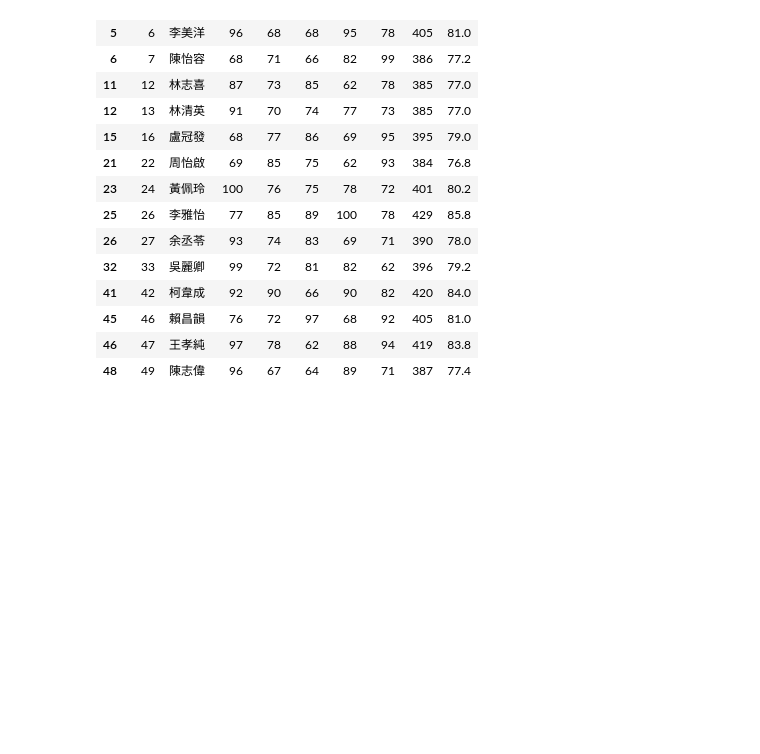
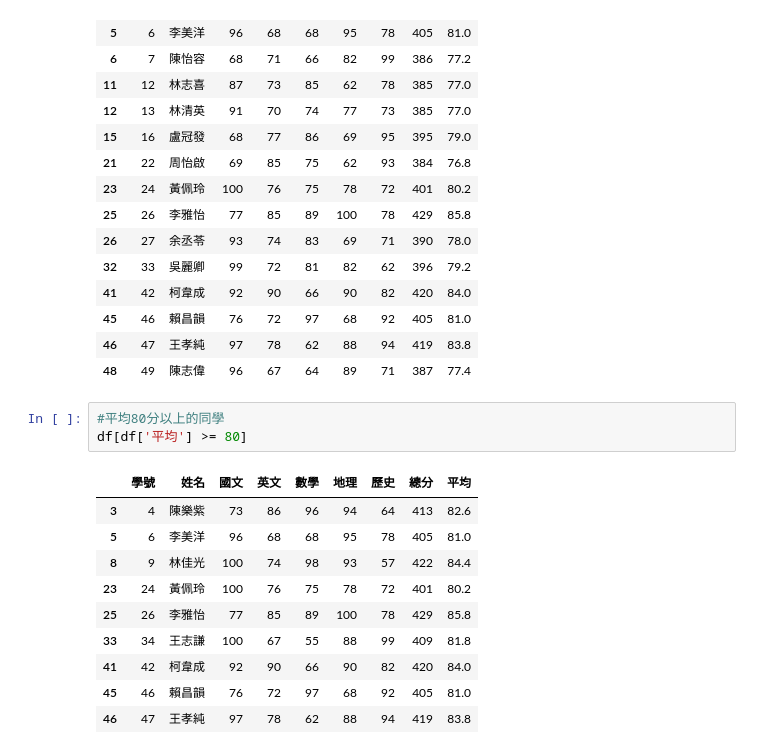
Before and after one commit to roberthsu2003/__2023_07_25__, a Jupyter notebook: lesson17_6.ipynb, the cells around one changed output. Saved outputs shown, nothing was run; the diff lists cells and outputs as text; blank space fills up the shorter version.

```diff
--- a/lesson17_6.ipynb
+++ b/lesson17_6.ipynb
@@ -69,3 +69,17 @@ df[(df['國文'] >= 60) & (df['英文'] >= 60) & (df['數學'] >= 60) & (df['地
 | 45 | 46 | 賴昌韻 | 76 | 72 | 97 | 68 | 92 | 405 | 81.0 |
 | 46 | 47 | 王孝純 | 97 | 78 | 62 | 88 | 94 | 419 | 83.8 |
 | 48 | 49 | 陳志偉 | 96 | 67 | 64 | 89 | 71 | 387 | 77.4 |
+# %%
+#平均80分以上的同學
+df[df['平均'] >= 80]
+# %% [output]
+|  | 學號 | 姓名 | 國文 | 英文 | 數學 | 地理 | 歷史 | 總分 | 平均 |
+| 3 | 4 | 陳樂紫 | 73 | 86 | 96 | 94 | 64 | 413 | 82.6 |
+| 5 | 6 | 李美洋 | 96 | 68 | 68 | 95 | 78 | 405 | 81.0 |
+| 8 | 9 | 林佳光 | 100 | 74 | 98 | 93 | 57 | 422 | 84.4 |
+| 23 | 24 | 黃佩玲 | 100 | 76 | 75 | 78 | 72 | 401 | 80.2 |
+| 25 | 26 | 李雅怡 | 77 | 85 | 89 | 100 | 78 | 429 | 85.8 |
+| 33 | 34 | 王志謙 | 100 | 67 | 55 | 88 | 99 | 409 | 81.8 |
+| 41 | 42 | 柯韋成 | 92 | 90 | 66 | 90 | 82 | 420 | 84.0 |
+| 45 | 46 | 賴昌韻 | 76 | 72 | 97 | 68 | 92 | 405 | 81.0 |
+| 46 | 47 | 王孝純 | 97 | 78 | 62 | 88 | 94 | 419 | 83.8 |
```
Also changed, not shown: parts of 1 cell of this notebook.
